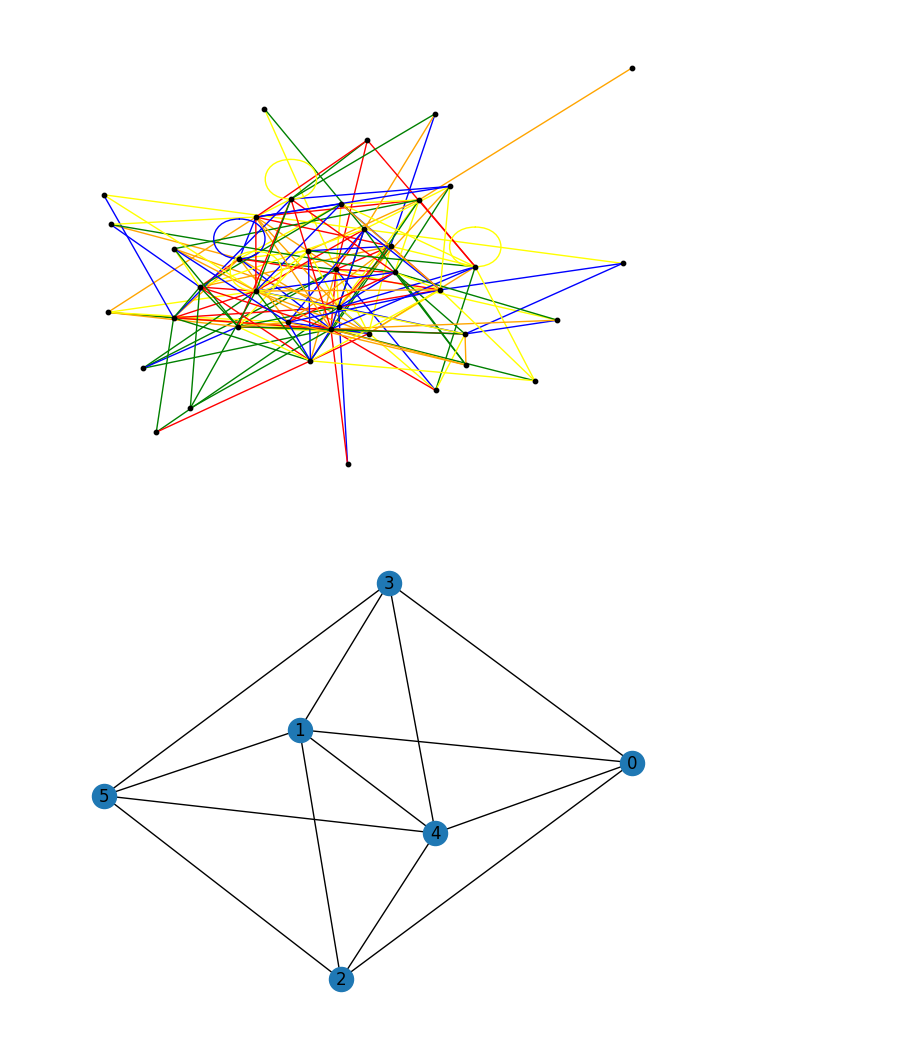
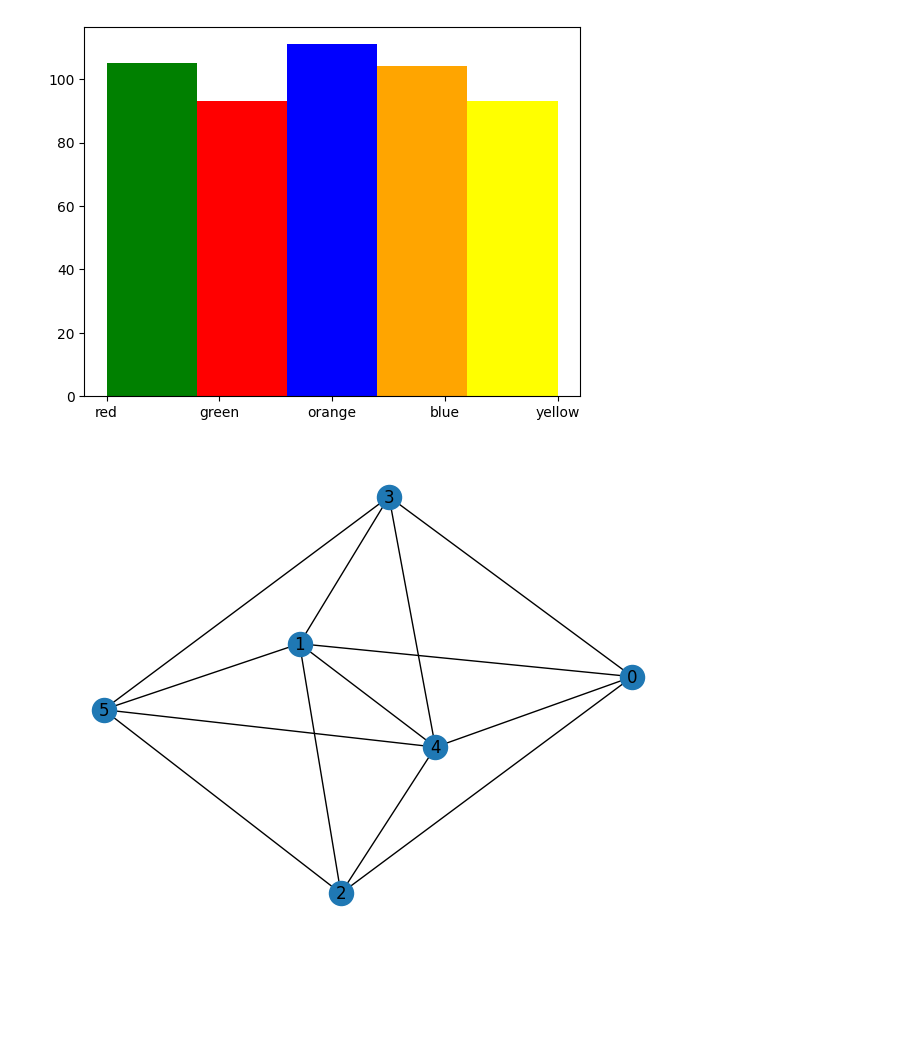
Before and after one commit to karoljanic/stem-soccer, a Jupyter notebook: investigation.ipynb, the cells around one changed output. Drawn from its saved outputs; the diff is of its cells as text; code cells hidden in the pictures; blank space fills up the shorter version.

```diff
--- a/investigation.ipynb
+++ b/investigation.ipynb
@@ -180,35 +180,45 @@ def edge_coloring_1(G, source, target):
     adjacency_edges_colors = [G.edges[edge]['color'] for edge in adjacency_edges if 'color' in G.edges[edge]]
     distinct_colors = set(adjacency_edges_colors + ['red', 'green', 'blue', 'magenta'])
     colors_count = {color: 1 / (1 + adjacency_edges_colors.count(color))**2 for color in distinct_colors}
 
     # print(f"source: {source}, target: {target}: {adjacency_edges} - {adjacency_edges_colors} - {colors_count}")
     return roll(colors_count)[0]
 
 def edge_coloring_2(G, source, target):
     adjacency_edges = G.edges(source)
     adjacency_edges_colors = [G.edges[edge]['color'] for edge in adjacency_edges if 'color' in G.edges[edge]]
     distinct_colors = set(adjacency_edges_colors + ['red', 'green', 'blue', 'magenta'])
     colors_count = {color: 1 / (1 + adjacency_edges_colors.count(color))**2 for color in distinct_colors}
 
     # print(f"source: {source}, target: {target}: {adjacency_edges} - {adjacency_edges_colors} - {colors_count}")
     return roll(colors_count)[0]
 
 
-N = 40
+N = 400
 M = 8
 P = 0.2
 
 # barabasi_albert_graph = barabasi_albert_with_coloring(N, M, identity_coloring('black'), edge_coloring_2)
 # node_colors = [barabasi_albert_graph.nodes[node]['color'] for node in barabasi_albert_graph.nodes]
 # edge_colors = [barabasi_albert_graph.edges[edge]['color'] for edge in barabasi_albert_graph.edges]
 
 # nx.draw(barabasi_albert_graph, with_labels=False, node_color=node_colors, edge_color=edge_colors)
 
 sequence_random_graph = sequence_random_graph(N, M, ['red', 'green', 'blue', 'yellow', 'orange'])
 edge_colors = [sequence_random_graph.edges[edge]['color'] for edge in sequence_random_graph.edges]
 nx.draw(sequence_random_graph, with_labels=False, node_size=10, node_color='black', edge_color=edge_colors)
+
+plt.clf()
+
+# create edge colors histogram
+edge_colors = [sequence_random_graph.edges[edge]['color'] for edge in sequence_random_graph.edges]
+edge_distinct_colors = list(set(edge_colors))
+N, bins, patches = plt.hist(edge_colors, bins=len(edge_distinct_colors))
+
+for i in range(5):
+    patches[i].set_facecolor(edge_distinct_colors[i])
 # %% [output]
-[figure, old version]
+[figure, new version]
 # %%
 VERTICES_NUMBER = 6
 ADD_EDGE_PROBABILITY = 0.8
```
Also changed, not shown: parts of 1 cell of this notebook.
